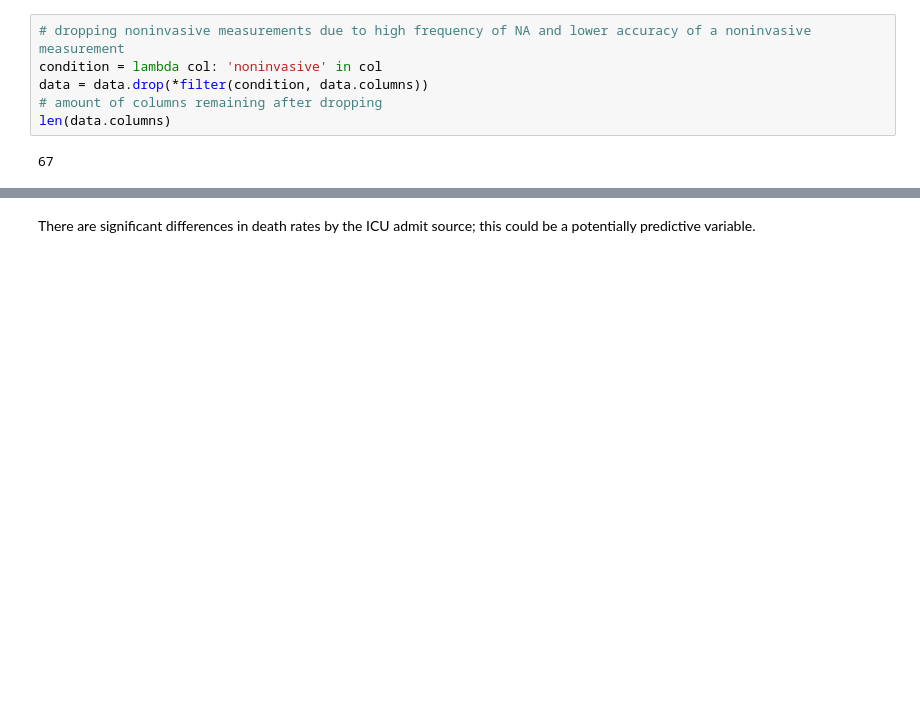
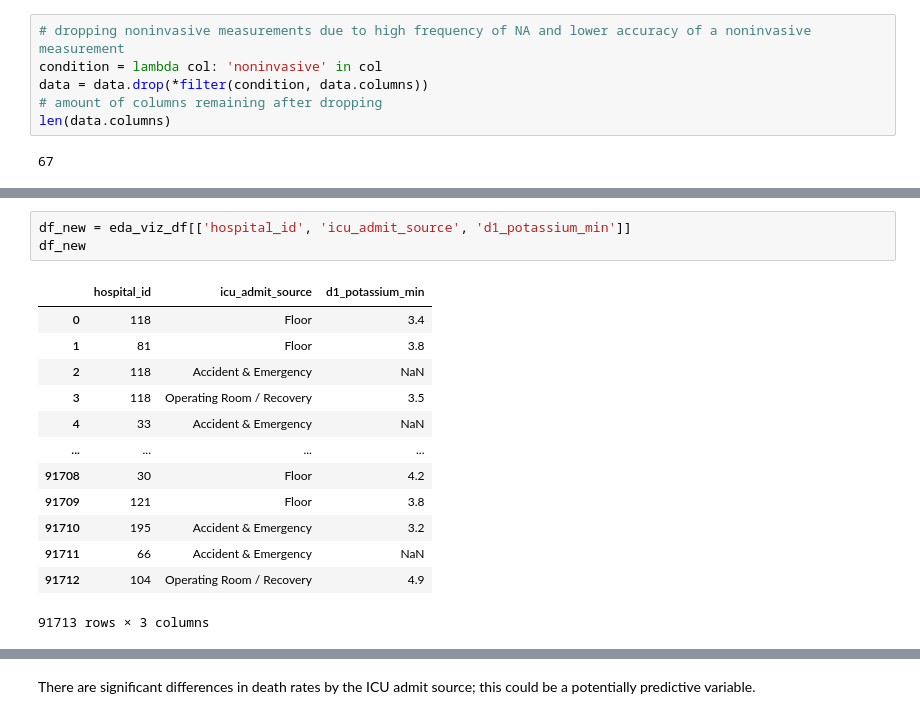
Before and after one commit to btchae/DS5110_Project, a Jupyter notebook: DS5110_Final_Project.ipynb, the cells around one changed output, grey strips where cells are left out. Cells and saved outputs as stored; diff of their text form; blank space fills up the shorter version.

```diff
--- a/DS5110_Final_Project.ipynb
+++ b/DS5110_Final_Project.ipynb
@@ -96,0 +133,17 @@ len(data.columns)
+# %%
+df_new = eda_viz_df[['hospital_id', 'icu_admit_source', 'd1_potassium_min']]
+df_new
+# %% [output]
+|  | hospital_id | icu_admit_source | d1_potassium_min |
+| 0 | 118 | Floor | 3.4 |
+| 1 | 81 | Floor | 3.8 |
+| 2 | 118 | Accident & Emergency | NaN |
+| 3 | 118 | Operating Room / Recovery | 3.5 |
+| 4 | 33 | Accident & Emergency | NaN |
+| ... | ... | ... | ... |
+| 91708 | 30 | Floor | 4.2 |
+| 91709 | 121 | Floor | 3.8 |
+| 91710 | 195 | Accident & Emergency | 3.2 |
+| 91711 | 66 | Accident & Emergency | NaN |
+| 91712 | 104 | Operating Room / Recovery | 4.9 |
+91713 rows × 3 columns
```
Also changed, not shown: parts of 11 cells of this notebook.
